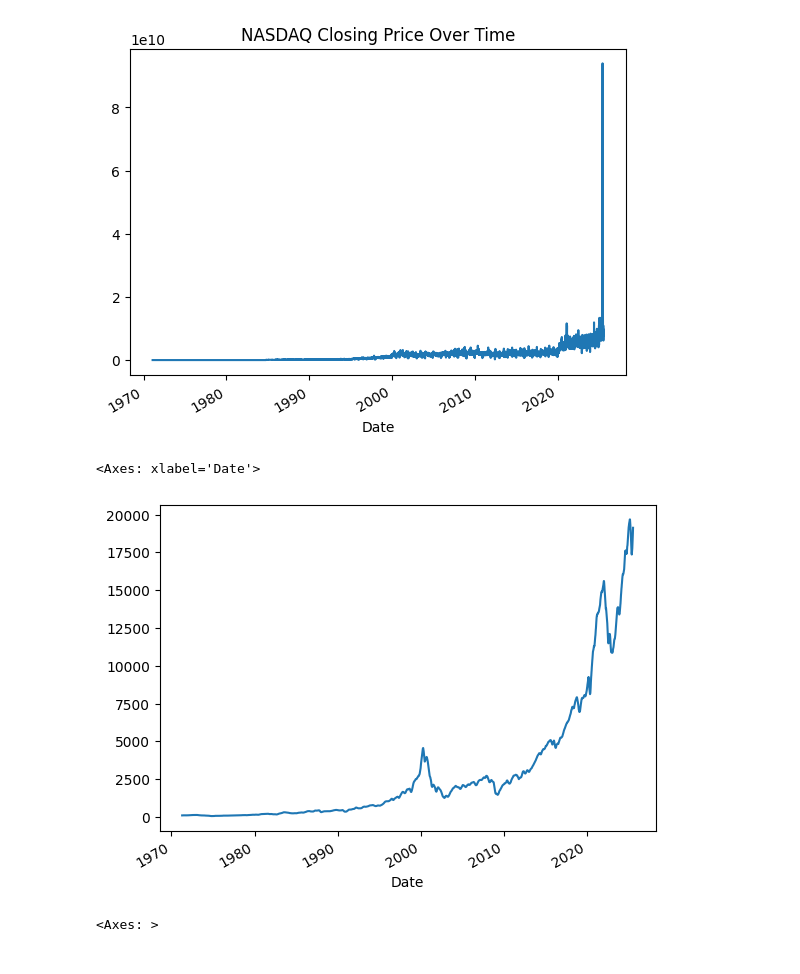
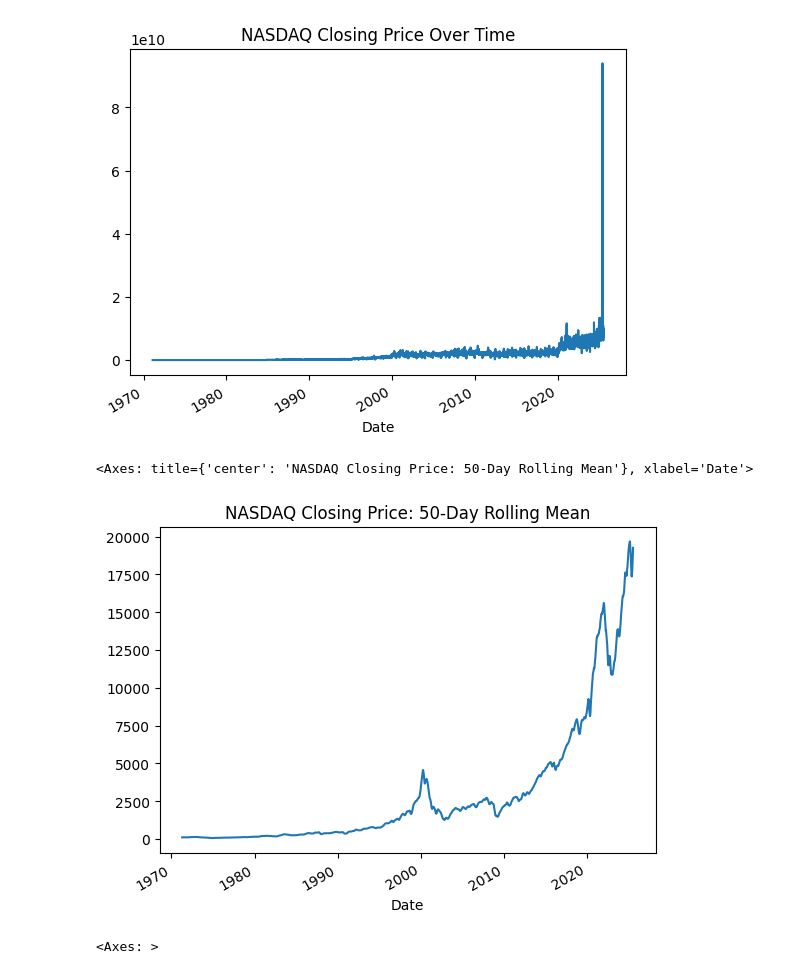
Before and after one commit to Crusoe22/Moss_ML_Capstone, a Jupyter notebook: main.ipynb, the cells around one changed output. Drawn from its saved outputs; the diff is of its cells as text; code cells hidden in the pictures.

```diff
--- a/main.ipynb
+++ b/main.ipynb
@@ -121,10 +136,10 @@ nasdaq_df['Volume'].plot(title='NASDAQ Closing Price Over Time')
 <Axes: title={'center': 'NASDAQ Closing Price Over Time'}, xlabel='Date'>
 [figure]
 # %%
-nasdaq_df['Close'].rolling(window=50).mean().plot(label='50-Day MA')
+nasdaq_df['Close'].rolling(window=50).mean().plot(title='NASDAQ Closing Price: 50-Day Rolling Mean')
 # %% [output]
-<Axes: xlabel='Date'>
+<Axes: title={'center': 'NASDAQ Closing Price: 50-Day Rolling Mean'}, xlabel='Date'>
-[figure, old version]
+[figure, new version]
 # %%
 # Calculate correlation matrix
 corr = nasdaq_df.corr()
```
Also changed, not shown: parts of 18 cells of this notebook, 1 other file.
